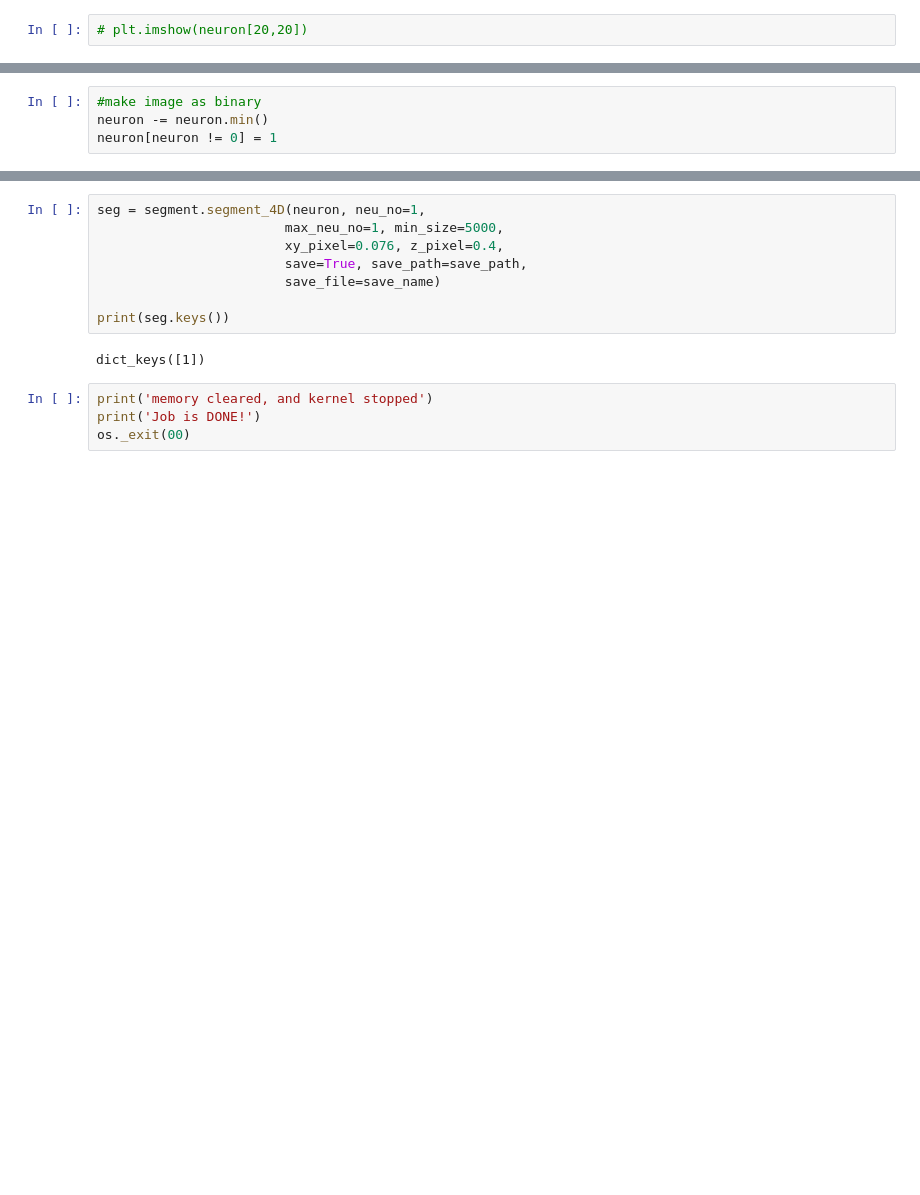
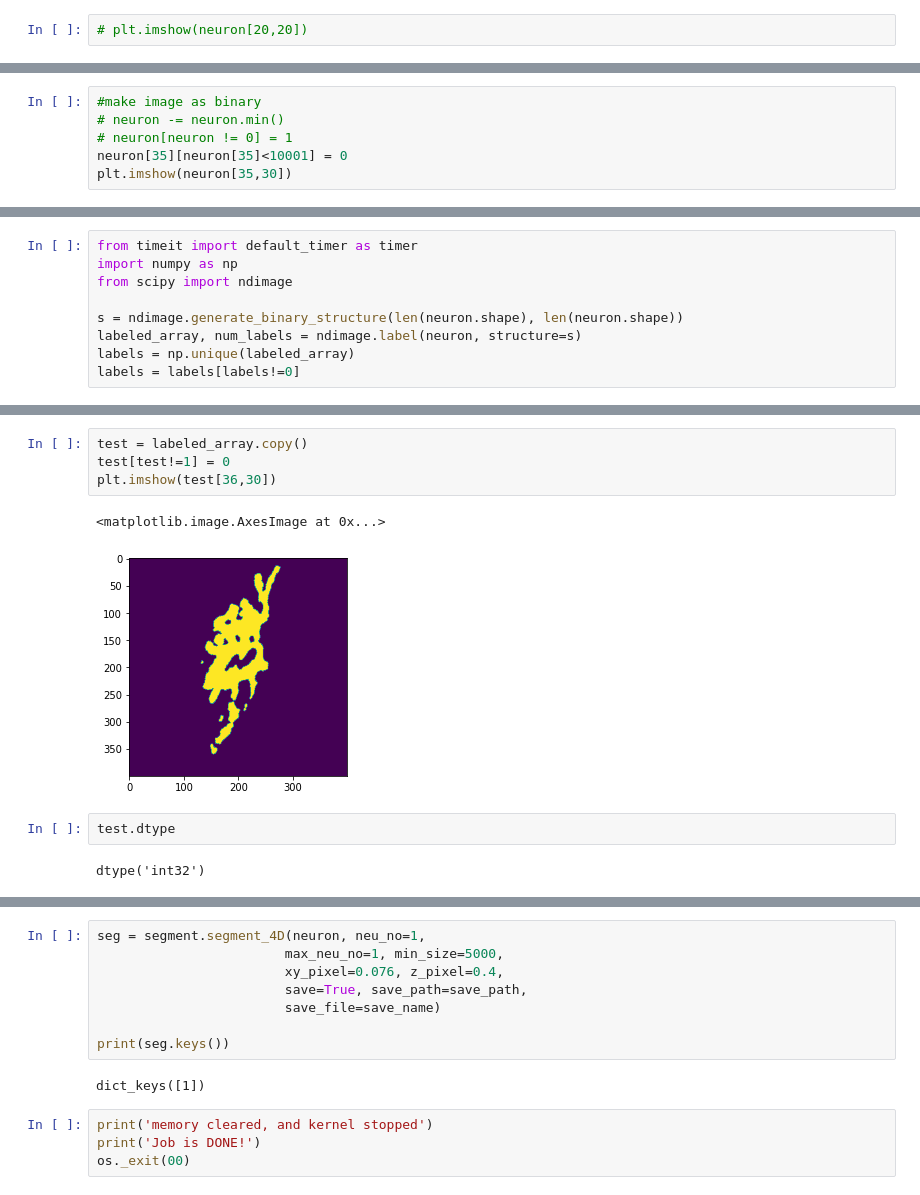
Before and after one commit to Asashou/TLI, a Jupyter notebook: pipeline/steps/step3_mask_seg.ipynb, the cells around one changed output, grey strips where cells are left out. Cells and saved outputs as stored; diff of their text form; blank space fills up the shorter version.

```diff
--- a/pipeline/steps/step3_mask_seg.ipynb
+++ b/pipeline/steps/step3_mask_seg.ipynb
@@ -17,4 +41,6 @@ neuron = tif.imread(data_path)
 # %%
 #make image as binary
-neuron -= neuron.min()
-neuron[neuron != 0] = 1
+# neuron -= neuron.min()
+# neuron[neuron != 0] = 1
+neuron[35][neuron[35]<10001] = 0
+plt.imshow(neuron[35,30])
@@ -22,0 +47,9 @@ neuron[neuron != 0] = 1
+# %%
+from timeit import default_timer as timer
+import numpy as np
+from scipy import ndimage
+
+s = ndimage.generate_binary_structure(len(neuron.shape), len(neuron.shape))
+labeled_array, num_labels = ndimage.label(neuron, structure=s)
+labels = np.unique(labeled_array)
+labels = labels[labels!=0]
@@ -22,0 +61,11 @@ neuron[neuron != 0] = 1
+# %%
+test = labeled_array.copy()
+test[test!=1] = 0
+plt.imshow(test[36,30])
+# %% [output]
+<matplotlib.image.AxesImage at 0x...>
+[figure, added]
+# %%
+test.dtype
+# %% [output]
+dtype('int32')
```
Also changed, not shown: parts of 9 cells of this notebook, 14 other files.
